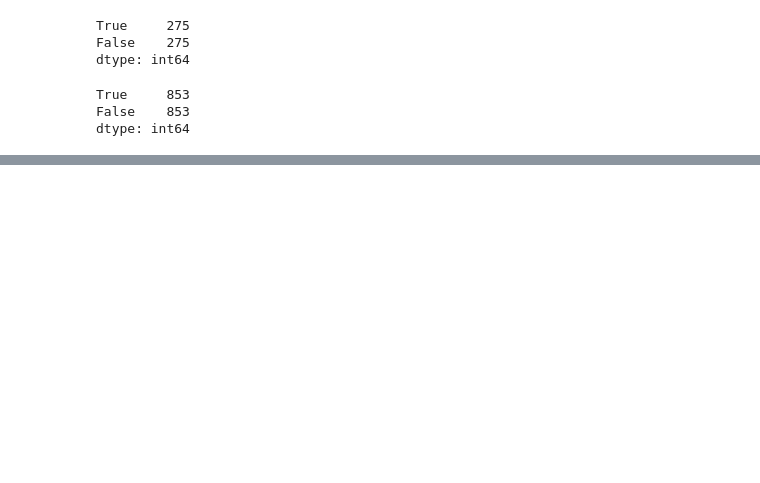
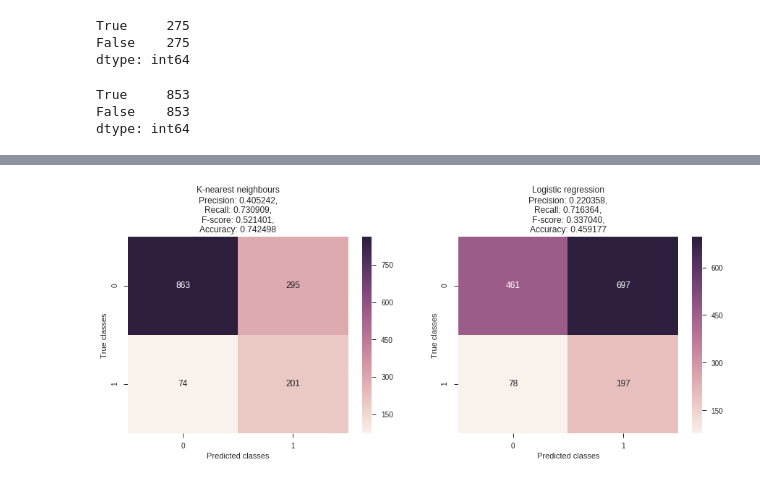
Before and after one commit to IooHooI/CLASSIFICATION_1, a Jupyter notebook: notebooks/SOLUTION.ipynb, the cells around one changed output, grey strips where cells are left out. Cells and saved outputs as stored; diff of their text form; code cells hidden in the pictures; blank space fills up the shorter version.

```diff
--- a/notebooks/SOLUTION.ipynb
+++ b/notebooks/SOLUTION.ipynb
@@ -523,0 +534,13 @@ show_quality_results(y_test, k_n_y_pred, l_r_y_pred)
+# %%
+cluster_undersampler = ClusterCentroids(random_state=42)
+X_train_resampled, y_train_resampled = cluster_undersampler.fit_sample(X_train, y_train)
+X_train_resampled = pd.DataFrame(X_train_resampled, columns=x_columns)
+y_train_resampled = pd.Series(y_train_resampled)
+
+cluster_undersampler = ClusterCentroids(random_state=42)
+X_test_resampled, y_test_resampled = cluster_undersampler.fit_sample(X_test, y_test)
+X_test_resampled = pd.DataFrame(X_test_resampled, columns=x_columns)
+y_test_resampled = pd.Series(y_test_resampled)
+
+X = pd.concat([X_train_resampled, X_test_resampled])
+y = pd.concat([y_train_resampled, y_test_resampled])
@@ -523,0 +558,14 @@ show_quality_results(y_test, k_n_y_pred, l_r_y_pred)
+# %%
+Alphas = np.arange(0.1, 1.0, 0.01)
+class_weight = [{False: 1.0, True: w} for w in np.arange(1, 30.0, 0.01)]
+l_r_grid_search_params = [
+    {'penalty': ['l1'], 'C': Alphas, 'fit_intercept': [True, False], 'class_weight': class_weight},
+    {'penalty': ['l2'], 'C': Alphas, 'fit_intercept': [True, False], 'class_weight': class_weight}
+]
+l_r_classifier = LogisticRegression(random_state=42)
+l_r_grid_search = find_the_best_classifier(X, y, l_r_classifier, l_r_grid_search_params, 'precision')
+# %%
+l_r_y_pred = l_r_grid_search.best_estimator_.predict(X_test)
+show_quality_results(y_test, k_n_y_pred, l_r_y_pred)
+# %% [output]
+[figure, added]
```
Also changed, not shown: parts of 18 cells of this notebook.
